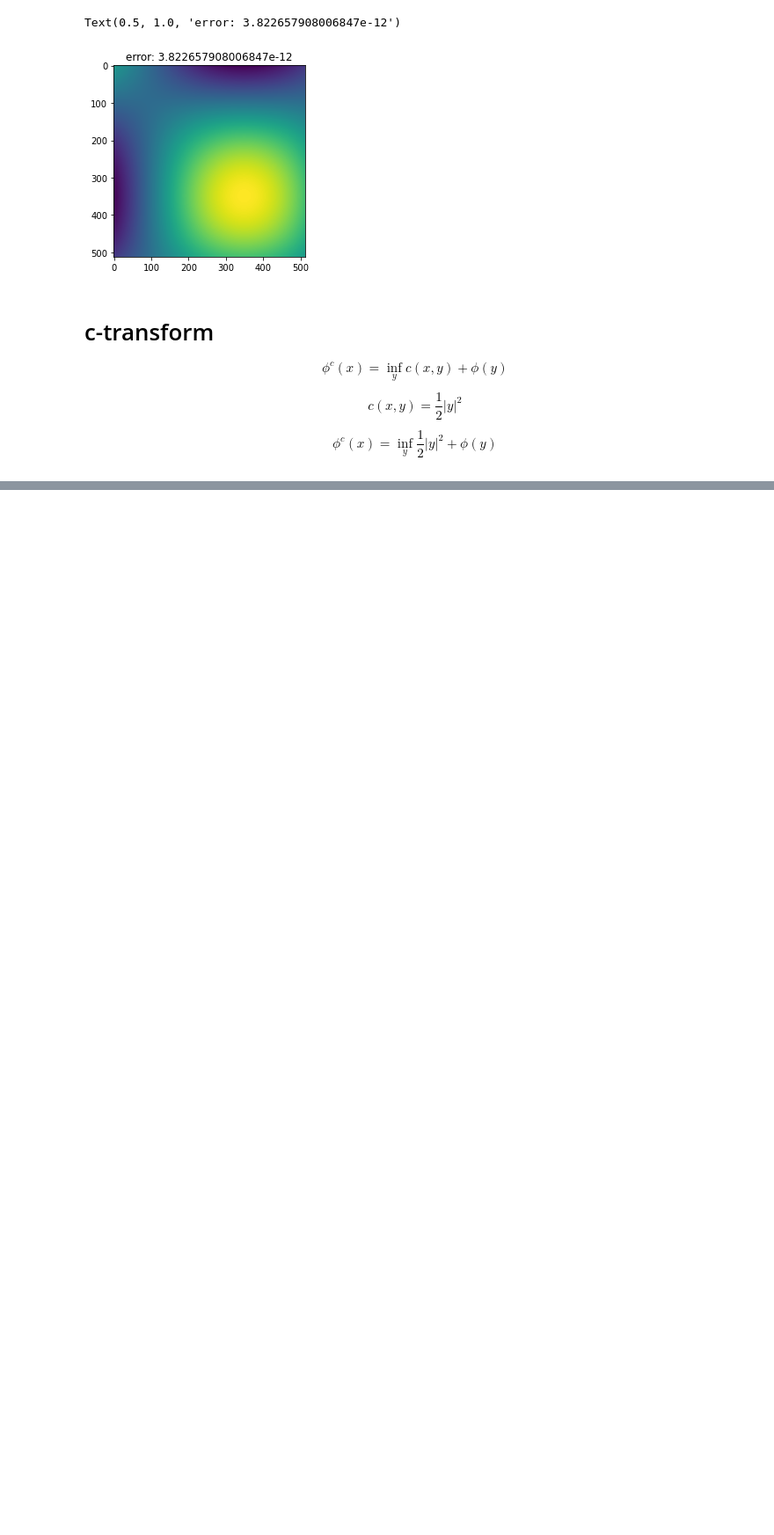
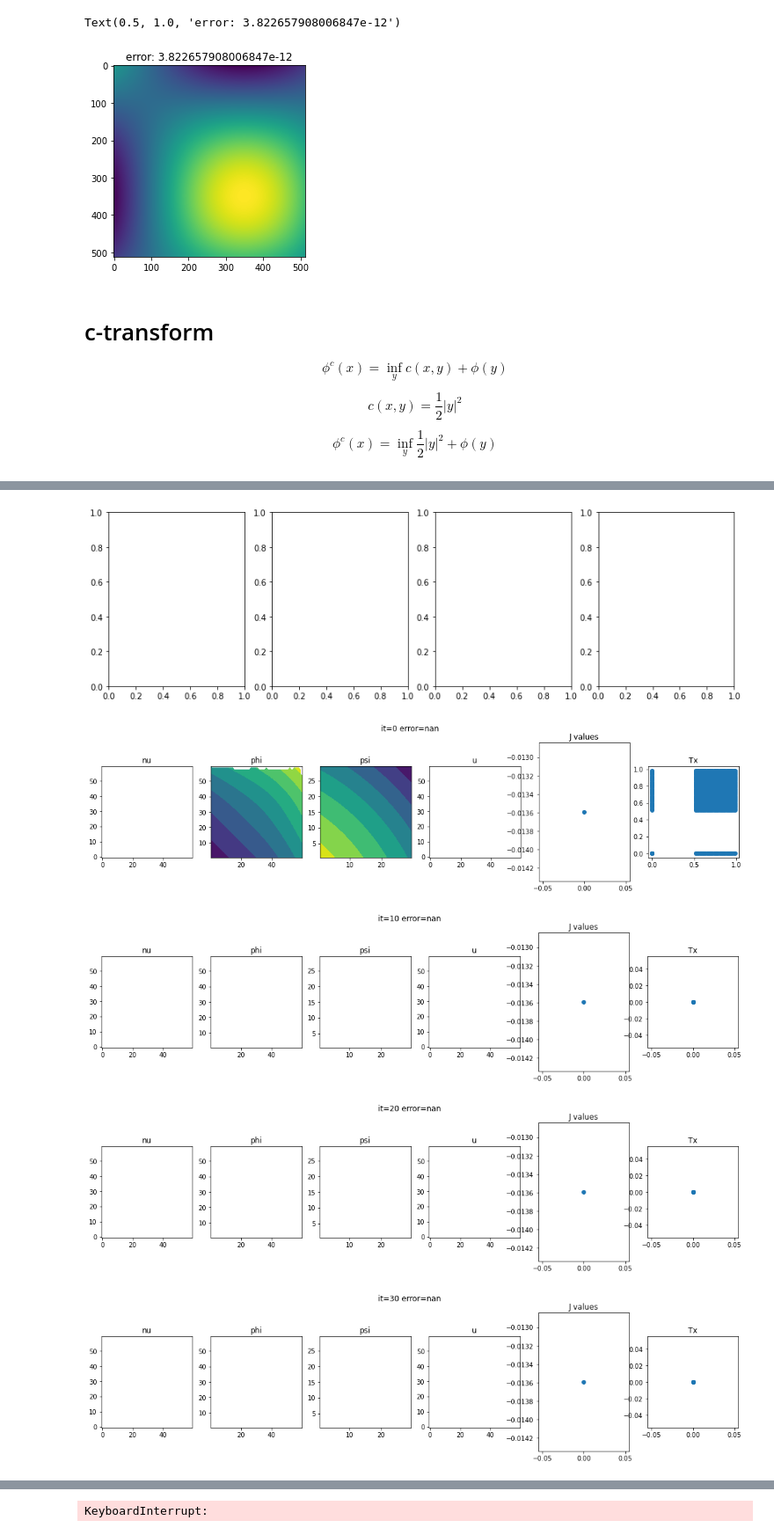
Before and after one commit to wonjunee/screening, a Jupyter notebook: python/screening_other.ipynb, the cells around one changed output, grey strips where cells are left out. Shown at 88% size. Drawn from its saved outputs; the diff is of its cells as text; code cells hidden in the pictures; blank space fills up the shorter version.

```diff
--- a/python/screening_other.ipynb
+++ b/python/screening_other.ipynb
@@ -367,52 +358,87 @@ size of cost:  (4096, 4096)
 # %%
 import tqdm
+import cv2
 
-phi_np = np.load('phi.npy')
+# phi_np = np.load('phi.npy')
+# phi_np = cv2.resize(phi_np, dsize=(n, n), interpolation=cv2.INTER_CUBIC)
+# rhs = np.zeros((n,n))
+
+# phi_np =
 
 fig,ax = plt.subplots(1,4,figsize=(14,4))
 pbar = tqdm.tqdm(range(max_iteration))
+
+J_list = []
+
 for it in pbar:
   # c transform
   c_transform(psi_np, phi_np, cost)
+  # c_transform_eps(psi_np, phi_np, cost, 1e-2, dy)
 
   # print(f"min: {torch.min(psi_np.view((n*n,1)) - phi_np.view((1,n*n)) - cost)} max: {torch.max(psi_np.view((n*n,1)) - phi_np.view((1,n*n)) - cost)}")
 
   # pushforward mu -> nu
-  approx_push(nu_np, psi_np, phi_np, cost, epsilon, dx, dy)
+  approx_push(nu_np, psi_np, phi_np, cost, 1e-2, dx, dy)
   rhs = solve_poisson(u, phi_np, psi_np, nu_np, b, kernel, helper, dx, dy, yMax, show_image = (it%10==0))
-  # TODO check if nu is solved. check phi and psi stay smooth.
+  # # # TODO check if nu is solved. check phi and psi stay smooth.
 
-  # gradient ascent
-  error = np.mean(u**2)/L**2
-  phi_np += 1.0/L * u
+
+  # find the value of J
+  J_val = ((phi_np - b) * nu_np).sum() * dy*dy
+  J_list.append(J_val)
+
+  # fdfd
+  Tx = np.zeros((phi_np.shape[0], phi_np.shape[1]))
+  Ty = np.zeros((phi_np.shape[0], phi_np.shape[1]))
+  compute_dx(Tx, psi_np, dy)
+  compute_dy(Ty, psi_np, dy)
+
+  Tx = -Tx; Ty = -Ty
+
+  # compute_first_variation_cpp(rhs, psi_np, phi_np, nu_np, cost, b,  dx,  dy,  yMax)
+
+  # # gradient ascent
+  error = np.mean(rhs**2)/L**2
+  phi_np += 1.0/L * rhs
 
   if error == np.nan:
     print("wrong values")
     break
 
-  if it % 100 == 0:
-    approx_push(nu_np, psi_np, phi_np, cost, 1e-3, dx, dy)
-    fig,ax = plt.subplots(1,4,figsize=(14,4))
+  if it % 10 == 0:
+    approx_push(nu_np, psi_np, phi_np, cost, 1e-4, dx, dy)
+    fig,ax = plt.subplots(1,6,figsize=(18,4))
     ax[0].imshow(nu_np,origin='lower')
     ax[0].set_title("nu")
     ax[1].contourf(phi_np,origin='lower')
     ax[1].set_aspect('equal')
     ax[1].set_title("phi")
     ax[2].contourf(psi_np,origin='lower')
     ax[2].set_aspect('equal')
     ax[2].set_title("psi")
     ax[3].imshow(u,origin='lower')
     ax[3].set_title("u")
+    ax[4].plot(J_list, 'o-')
+    ax[4].set_title("J values")
+    ax[5].scatter(Tx,Ty)
+    ax[5].set_aspect('equal')
+    ax[5].set_title('Tx')
     plt.suptitle(f"it={it} error={error:0.2e}")
-    # plt.show()
-    plt.savefig(f"images/{it//10:03d}.png")
+    plt.show()
+    # plt.savefig(f"images/{it//10:03d}.png")
     # hdisplay.update(fig)
-    plt.close('all')
+    # plt.close('all')
 
 
     # fix,ax = plt.subplots(1,1)
     # A=psi.view((1,n*n)) - phi.view((n*n,1)) - cost
     # A = A.detach().cpu().numpy()
     # ax.imshow(A)
     # ax.set_title(f"{np.max(A)} {np.min(A)}")
     # plt.show()
+# %% [output]
+[figure, added]
+[figure, added]
+[figure, added]
+[figure, added]
+[figure, added]
@@ -419,3 +447,4 @@ for it in pbar:
+KeyboardInterrupt:
 # %%
 import glob
 import cv2
```
Also changed, not shown: parts of 4 cells of this notebook, 2 other files.
